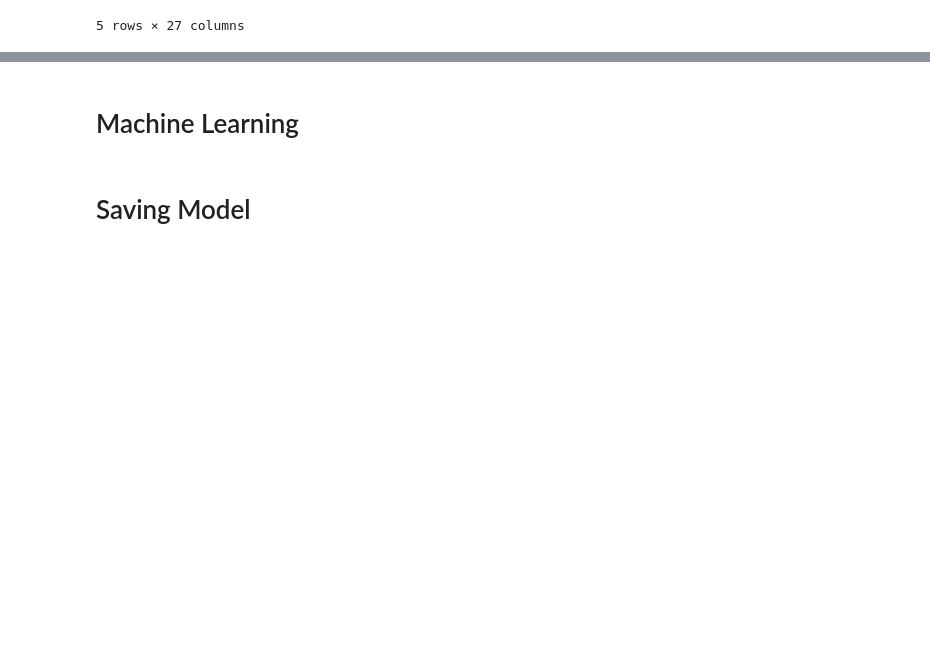
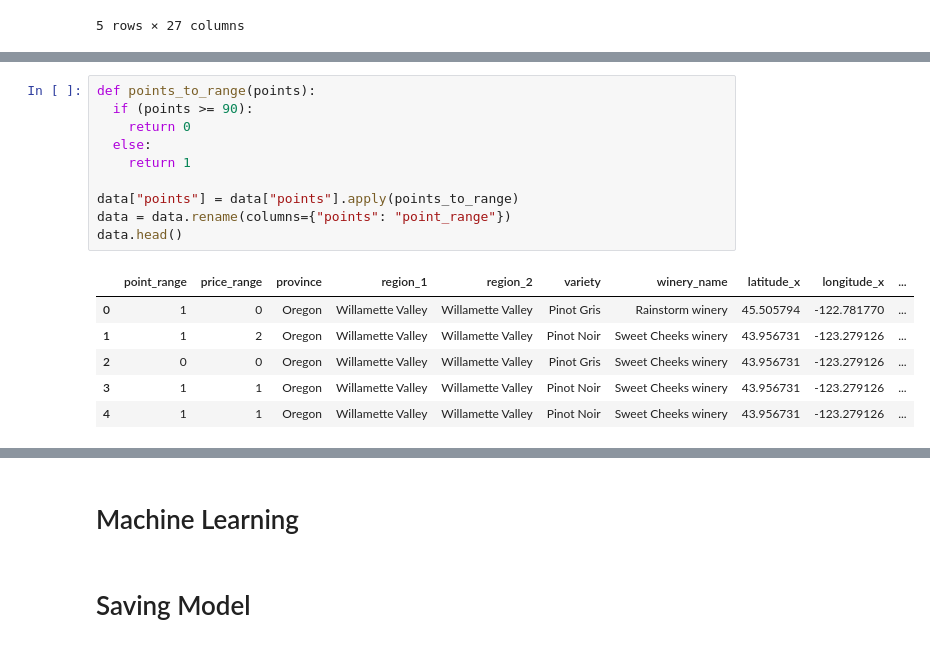
Before and after one commit to miatsivitse/Project-4, a Jupyter notebook: Model.ipynb, the cells around one changed output, grey strips where cells are left out. Cells and saved outputs as stored; diff of their text form; blank space fills up the shorter version.

```diff
--- a/Model.ipynb
+++ b/Model.ipynb
@@ -37,0 +94,17 @@ data.head()
+# %%
+def points_to_range(points):
+  if (points >= 90):
+    return 0
+  else:
+    return 1
+
+data["points"] = data["points"].apply(points_to_range)
+data = data.rename(columns={"points": "point_range"})
+data.head()
+# %% [output]
+|  | point_range | price_range | province | region_1 | region_2 | variety | winery_name | latitude_x | longitude_x | ... |
+| 0 | 1 | 0 | Oregon | Willamette Valley | Willamette Valley | Pinot Gris | Rainstorm winery | 45.505794 | -122.781770 | ... |
+| 1 | 1 | 2 | Oregon | Willamette Valley | Willamette Valley | Pinot Noir | Sweet Cheeks winery | 43.956731 | -123.279126 | ... |
+| 2 | 0 | 0 | Oregon | Willamette Valley | Willamette Valley | Pinot Gris | Sweet Cheeks winery | 43.956731 | -123.279126 | ... |
+| 3 | 1 | 1 | Oregon | Willamette Valley | Willamette Valley | Pinot Noir | Sweet Cheeks winery | 43.956731 | -123.279126 | ... |
+| 4 | 1 | 1 | Oregon | Willamette Valley | Willamette Valley | Pinot Noir | Sweet Cheeks winery | 43.956731 | -123.279126 | ... |
```
Also changed, not shown: parts of 7 cells of this notebook, 1 other file.
